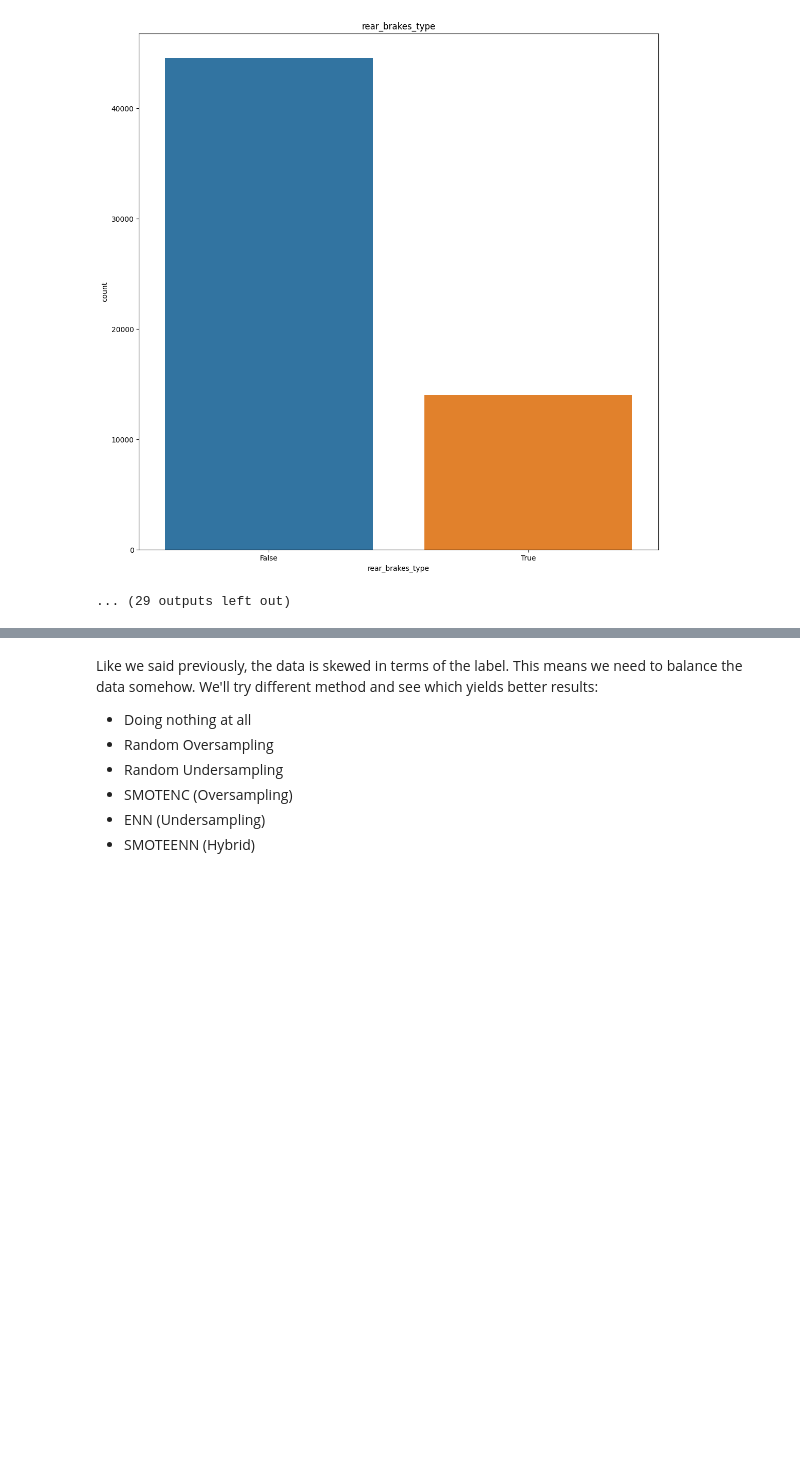
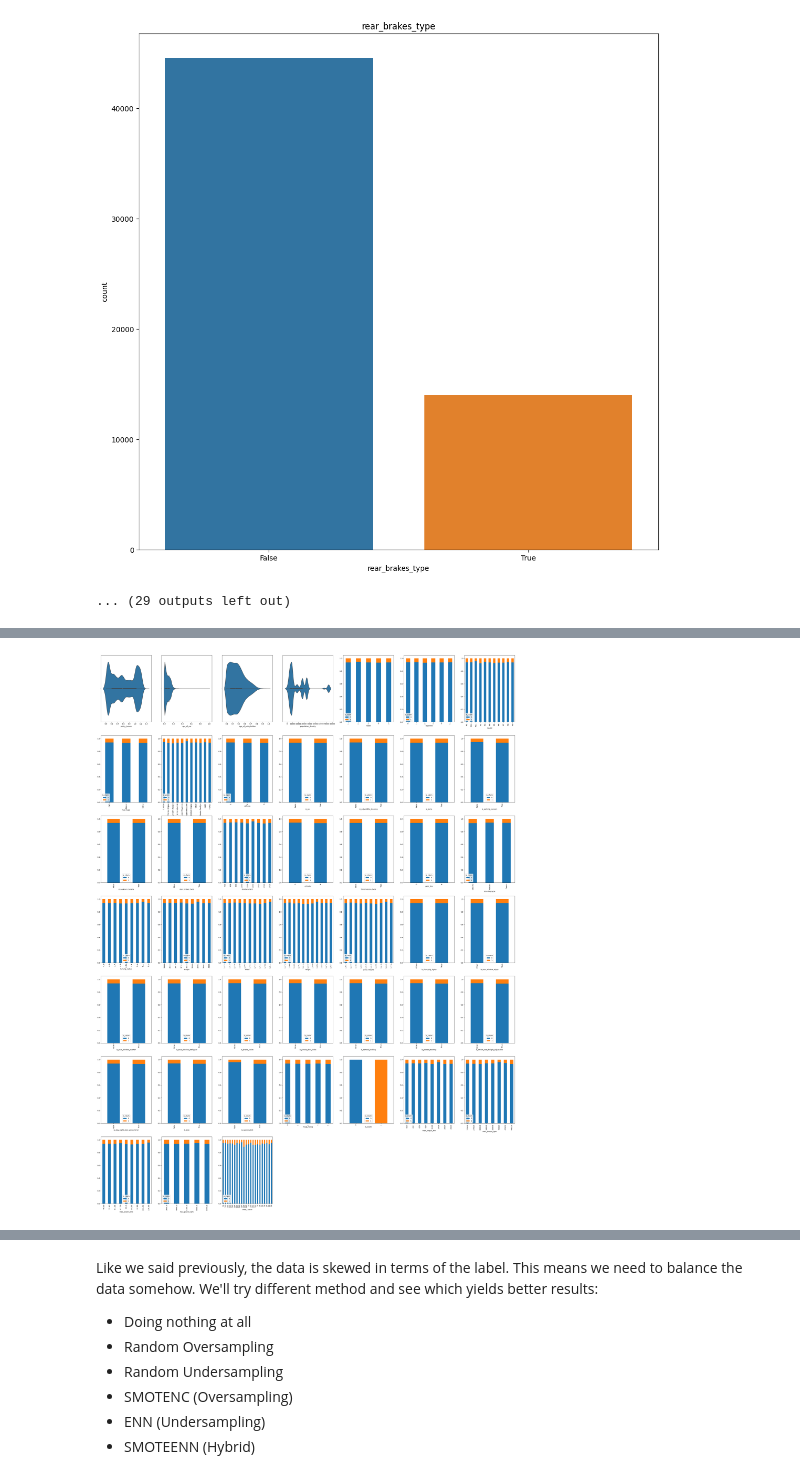
Before and after one commit to pedrogomes29/Car_Insurance_Claim_Prediction, a Jupyter notebook: main.ipynb, the cells around one changed output, grey strips where cells are left out. Cells and saved outputs as stored; diff of their text form; code cells hidden in the pictures; blank space fills up the shorter version.

```diff
--- a/main.ipynb
+++ b/main.ipynb
@@ -274,0 +297,17 @@ for i in cat_list:
+# %%
+plt.figure(figsize=(45,60))
+import math
+num_rows = math.ceil(math.sqrt(len(num_list)+len(cat_list)))
+
+for (index,num) in enumerate(num_list):
+    plt.subplot(num_rows,num_rows,index+1)
+    sb.violinplot(x =num,hue ='is_claim', data=data)
+
+for (index,cat) in enumerate(cat_list):
+    plt.subplot(num_rows,num_rows,len(num_list)+index+1)
+    category_proportions = data.groupby(cat)['is_claim'].value_counts(normalize=True).unstack()
+    category_proportions.plot(kind='bar', stacked=True, ax=plt.gca())
+
+plt.show()
+# %% [output]
+[figure, added]
```
Also changed, not shown: parts of 36 cells of this notebook.
